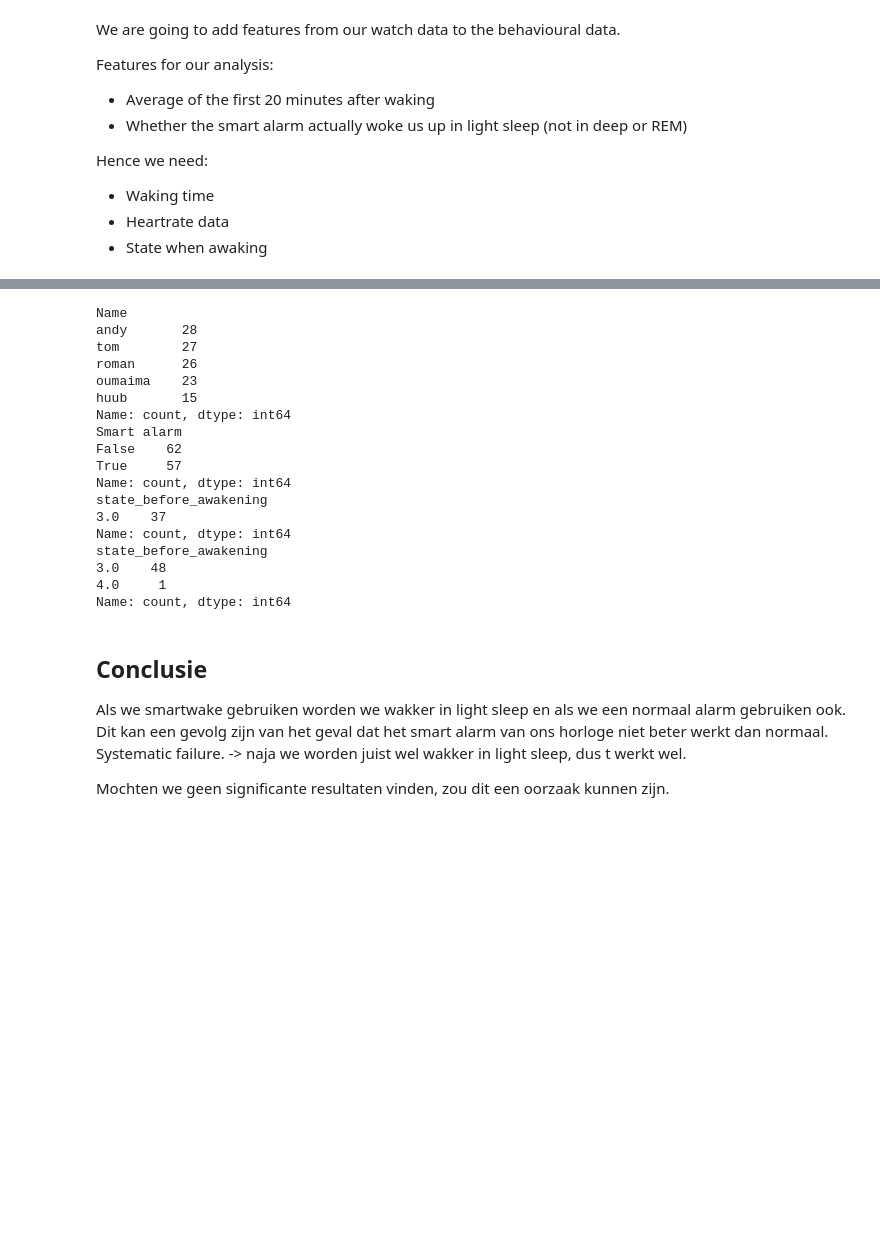
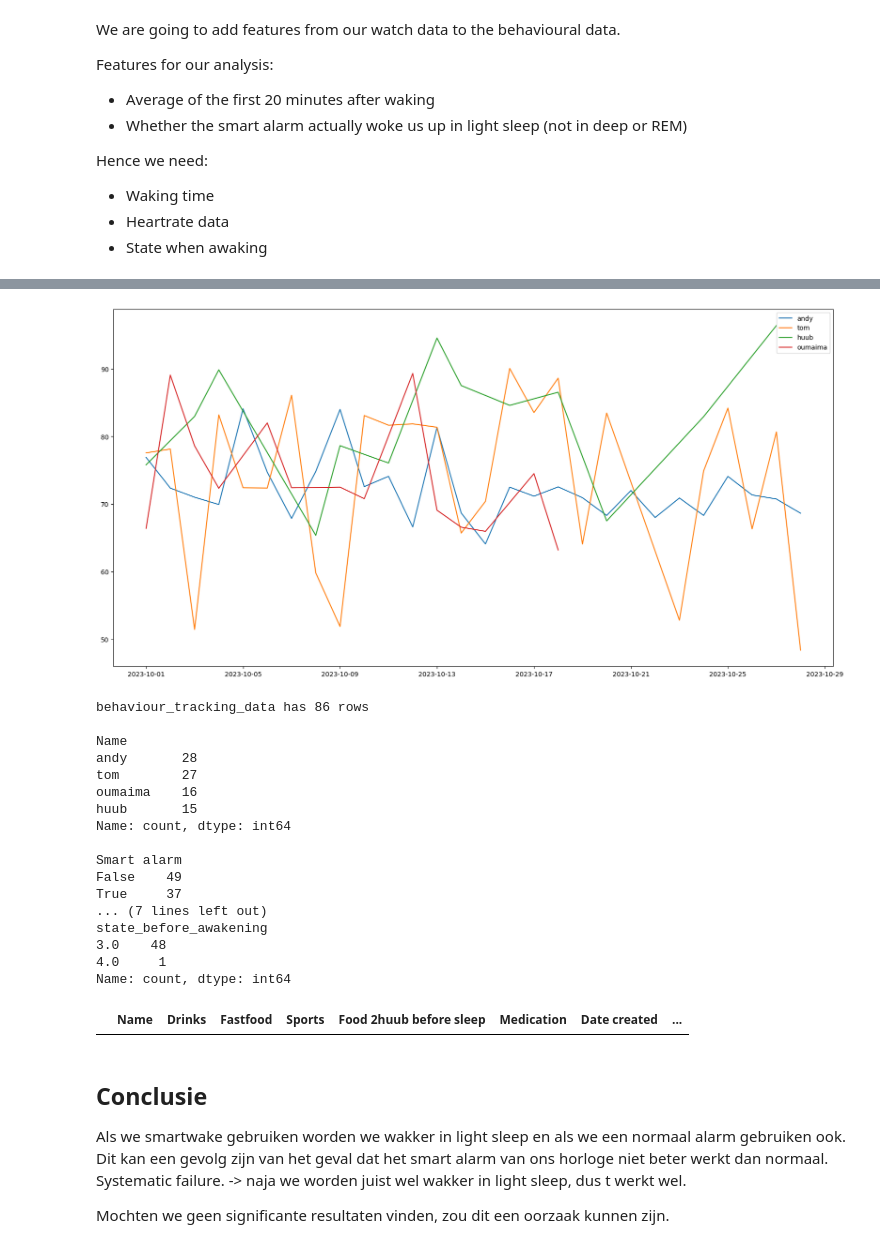
Before and after one commit to RomanNekrasov/smartwake-heart-rate-study, a Jupyter notebook: preprocessing.ipynb, the cells around one changed output, grey strips where cells are left out. Cells and saved outputs as stored; diff of their text form; code cells hidden in the pictures; blank space fills up the shorter version.

```diff
--- a/preprocessing.ipynb
+++ b/preprocessing.ipynb
@@ -90,0 +81,3 @@ result.head()
+# %%
+behaviour_tracking_data = get_wake_up_info(watch_night_sleep_df, behaviour_tracking_data)
+behaviour_tracking_data
@@ -90,0 +98,10 @@ result.head()
+# %%
+# filter out the rows where the time_of_awakening is NaN
+behaviour_tracking_data = behaviour_tracking_data[~behaviour_tracking_data['time_of_awakening'].isna()].reset_index(drop=True)
+
+time_interval = 30
+# Apply the function to each row and store the results in a temporary column
+#behaviour_tracking_data = behaviour_tracking_data[behaviour_tracking_data['Name'] == 'tom']
+results_df = behaviour_tracking_data.apply(lambda row: get_heartrate_data_for_interval(heart_rate_df, row['Name'], row['Date'], row['time_of_awakening'], time_interval), axis=1)
+
+split_results_df = pd.DataFrame(results_df.tolist(), columns=['number_of_measurements', 'average_heart_rate', 'average_lowest_three'])
@@ -90,0 +130,5 @@ result.head()
+# %%
+behaviour_tracking_data['number_of_measurements'] = split_results_df['number_of_measurements']
+behaviour_tracking_data['average_heart_rate'] = split_results_df['average_heart_rate']
+behaviour_tracking_data['average_lowest_three'] = split_results_df['average_lowest_three']
+behaviour_tracking_data
@@ -91,33 +173,55 @@ result.head()
+# %%
+# plot the average heartrate for each person over time
+total_df = behaviour_tracking_data
+plt.figure(figsize=(20,10))
+plt.plot(total_df[total_df['Name'] == 'andy']['Date'], total_df[total_df['Name'] == 'andy']['average_heart_rate'], label='andy')
+plt.plot(total_df[total_df['Name'] == 'tom']['Date'], total_df[total_df['Name'] == 'tom']['average_heart_rate'], label='tom')
+plt.plot(total_df[total_df['Name'] == 'huub']['Date'], total_df[total_df['Name'] == 'huub']['average_heart_rate'], label='huub')
+plt.plot(total_df[total_df['Name'] == 'oumaima']['Date'], total_df[total_df['Name'] == 'oumaima']['average_heart_rate'], label='oumaima')
+plt.legend()
+plt.show()
+# %% [output]
+[figure, added]
 # %%
+# CHECK IF ALL DATA IS MATCHED WITH THE FORM DATA
+print('behaviour_tracking_data has {} rows'.format(len(behaviour_tracking_data)))
+print('')
+
 # print the number of observations for each name in behaviour_tracking_data
 print(behaviour_tracking_data['Name'].value_counts())
+print('')
 print(behaviour_tracking_data['Smart alarm'].value_counts())
+print('')
 # split the dataframe for smart alarm true and false
 smart_alarm_true = behaviour_tracking_data[behaviour_tracking_data['Smart alarm'] == True]
 smart_alarm_false = behaviour_tracking_data[behaviour_tracking_data['Smart alarm'] == False]
-
+print('')
 # print state of awakening for smart alarm true and false
 print(smart_alarm_true['state_before_awakening'].value_counts())
+print('')
 print(smart_alarm_false['state_before_awakening'].value_counts())
+
+# display the rows in behaviour_tracking_data where state_before_awakening is NaN
+behaviour_tracking_data[behaviour_tracking_data['state_before_awakening'].isna()]
 # %% [output]
+behaviour_tracking_data has 86 rows
+
 Name
 andy       28
 tom        27
-roman      26
-oumaima    23
+oumaima    16
 huub       15
 Name: count, dtype: int64
+
 Smart alarm
-False    62
-True     57
-Name: count, dtype: int64
-state_before_awakening
-3.0    37
-Name: count, dtype: int64
+False    49
+True     37
+... (7 lines left out)
 state_before_awakening
 3.0    48
 4.0     1
 Name: count, dtype: int64
+|  | Name | Drinks | Fastfood | Sports | Food 2huub before sleep | Medication | Date created | ... |
 # %% [markdown]
 ## Conclusie
 
```
Also changed, not shown: parts of 14 cells of this notebook, 1 other file.
